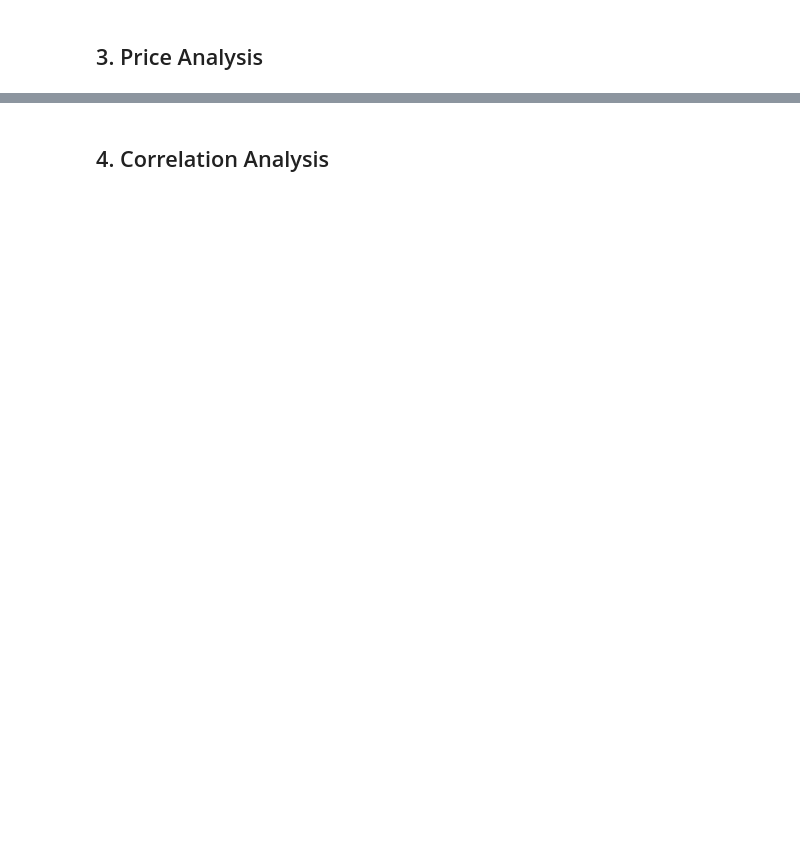
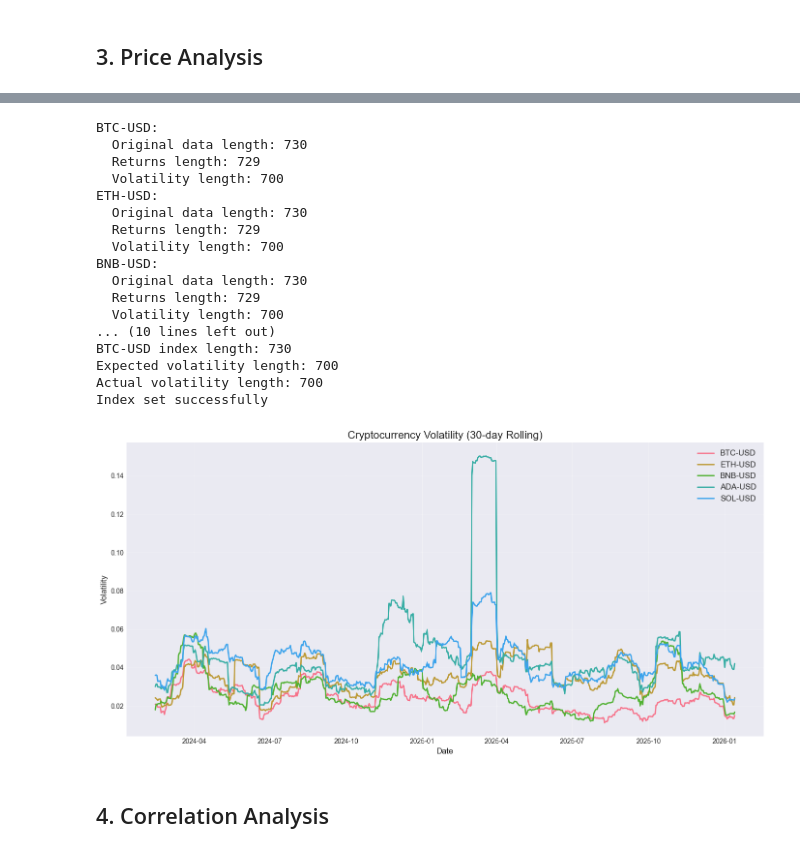
Before and after one commit to Tushar-Siddik/crypto_forecasting, a Jupyter notebook: notebooks/01_data_exploration.ipynb, the cells around one changed output, grey strips where cells are left out. Saved outputs shown, nothing was run; the diff lists cells and outputs as text; code cells hidden in the pictures; blank space fills up the shorter version.

```diff
--- a/notebooks/01_data_exploration.ipynb
+++ b/notebooks/01_data_exploration.ipynb
@@ -116,26 +219,73 @@ plt.show()
 # %%
 # Calculate and plot volatility
 volatility_data = {}
 for ticker, data in crypto_data.items():
     returns = calculate_returns(data['Close'].values)
-    volatility_data[ticker] = calculate_volatility(returns, window_size=30)
+    volatility = calculate_volatility(returns, window_size=30)
+    volatility_data[ticker] = volatility
+
+    # Debug info
+    print(f"{ticker}:")
+    print(f"  Original data length: {len(data)}")
+    print(f"  Returns length: {len(returns)}")
+    print(f"  Volatility length: {len(volatility)}")
 
 # Create volatility DataFrame
 volatility_df = pd.DataFrame(volatility_data)
-volatility_df.index = crypto_data['BTC-USD'].index[30:]  # Adjust index for window size
+
+# Debug info
+print(f"\nvolatility_df shape: {volatility_df.shape}")
+print(f"BTC-USD index length: {len(crypto_data['BTC-USD'].index)}")
+
+# Calculate the correct index
+window_size = 30
+# Returns length = original length - 1
+# Volatility length = returns length - window_size + 1 = original length - window_size
+expected_volatility_length = len(crypto_data['BTC-USD']) - window_size
+print(f"Expected volatility length: {expected_volatility_length}")
+print(f"Actual volatility length: {len(volatility_df)}")
+
+# Set the correct index
+if len(volatility_df) == expected_volatility_length:
+    # The index should start from the window_size position
+    volatility_df.index = crypto_data['BTC-USD'].index[window_size:]
+    print("Index set successfully")
+else:
+    print("Length mismatch, using alternative approach")
+    # Use the actual length of volatility_df
+    volatility_df.index = crypto_data['BTC-USD'].index[window_size:window_size + len(volatility_df)]
 
 # Plot volatility
 plt.figure(figsize=(14, 7))
 for ticker in volatility_df.columns:
     plt.plot(volatility_df.index, volatility_df[ticker], label=ticker, linewidth=2)
 
 plt.title('Cryptocurrency Volatility (30-day Rolling)', fontsize=16)
 plt.xlabel('Date', fontsize=12)
 plt.ylabel('Volatility', fontsize=12)
 plt.legend(fontsize=12)
 plt.grid(True, alpha=0.3)
 plt.tight_layout()
 plt.show()
+# %% [output]
+BTC-USD:
+  Original data length: 730
+  Returns length: 729
+  Volatility length: 700
+ETH-USD:
+  Original data length: 730
+  Returns length: 729
+  Volatility length: 700
+BNB-USD:
+  Original data length: 730
+  Returns length: 729
+  Volatility length: 700
+... (10 lines left out)
+BTC-USD index length: 730
+Expected volatility length: 700
+Actual volatility length: 700
+Index set successfully
+[figure, added]
 # %% [markdown]
 ## 4. Correlation Analysis
 # %%
```
Also changed, not shown: parts of 17 cells of this notebook.
